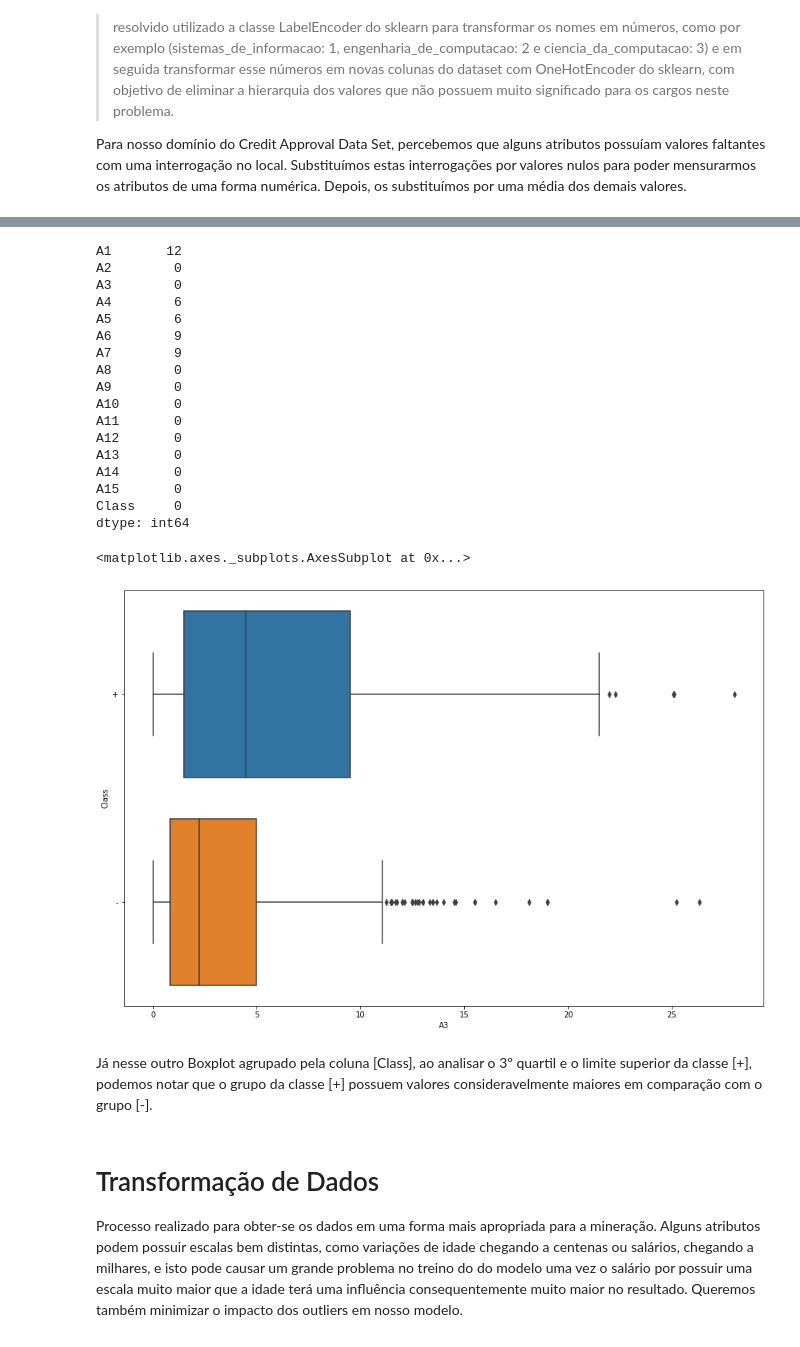
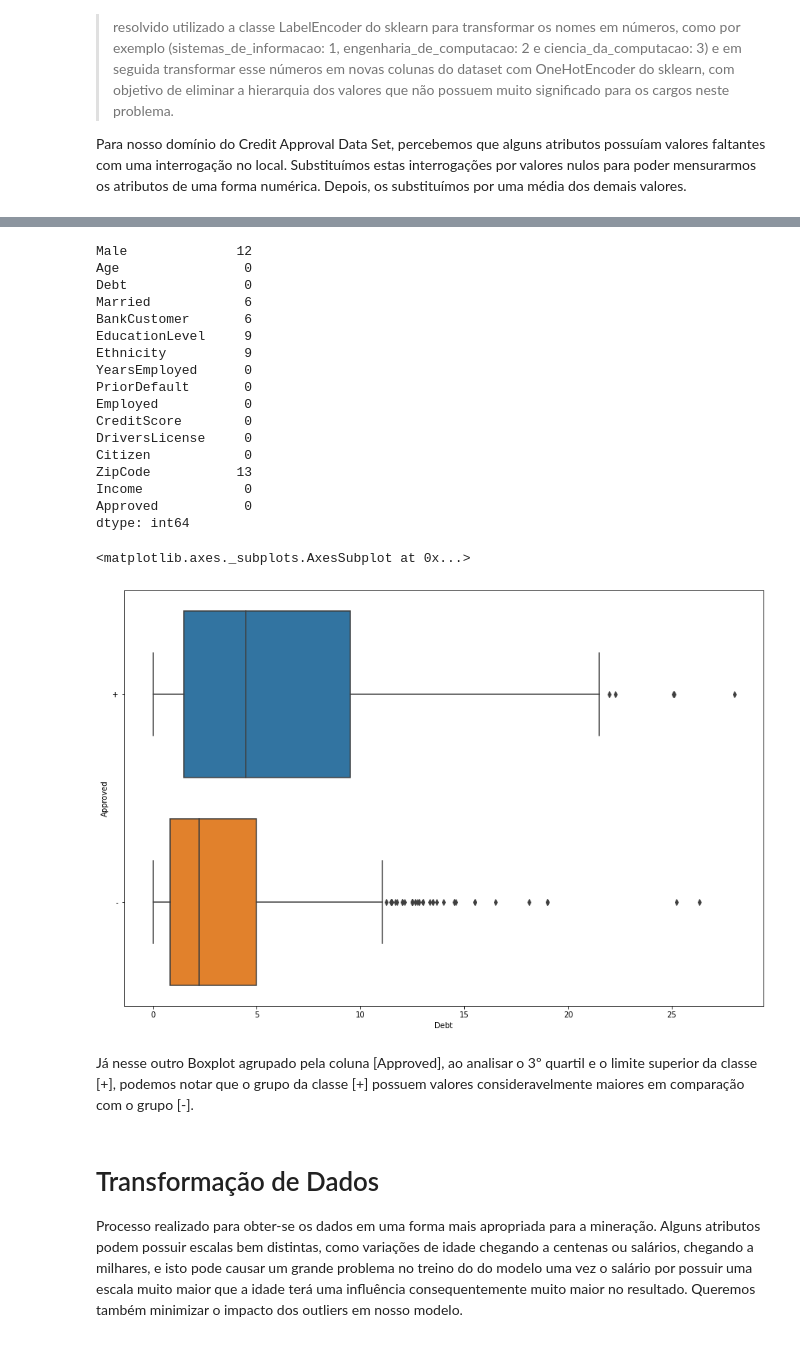
Before and after one commit to Gustanascimento/if998-mineracao, a Jupyter notebook: 04_Aprendizagem_em_Instancias.ipynb, the cells around one changed output, grey strips where cells are left out. Cells and saved outputs as stored; diff of their text form; code cells hidden in the pictures.

Commit message:
FIX: NOME DE COLUNAS

```diff
--- a/04_Aprendizagem_em_Instancias.ipynb
+++ b/04_Aprendizagem_em_Instancias.ipynb
@@ -36,5 +36,8 @@ import matplotlib.pyplot as plt
 import seaborn as sns
 # %% [markdown]
 # Importando os dados
+# %%
+
+dt_parameters = ['Male','Age','Debt','Married','BankCustomer','EducationLevel','Ethnicity','YearsEmployed','PriorDefault','Employed','CreditScore','DriversLicense','Citizen','ZipCode','Income','Approved']
 # %%
 url = "https://archive.ics.uci.edu/ml/machine-learning-databases/credit-screening/crx.data"
@@ -163,13 +166,13 @@ Vamos inserir o valor da média do atributo A2 nos valores inconsistentes. Essa
 # %%
-# CONVERTENDO COLUNA A2 EM NUMÉRICO
+# CONVERTENDO COLUNA Age EM NUMÉRICO
 
-dataset_A2 = dataset[dataset['A2'] == '?'] #Pegar valores inconsistentes em A2
-dataset    =  dataset[dataset['A2'] != '?'] #Pegar valores consistentes em A2
+dataset_Age = dataset[dataset['Age'] == '?'] #Pegar valores inconsistentes em Age
+dataset    =  dataset[dataset['Age'] != '?'] #Pegar valores consistentes em Age
 
-dataset.A2 = dataset.A2.astype(np.float32) #Convertendo atributo A2 para numérico
-dataset_A2.loc[(dataset_A2['A2'] == '?'), 'A2'] = dataset['A2'].mean() #Inserindo a média de A2 nas instâncias inconsistentes
-dataset_A2.A2 = dataset_A2.A2.astype(np.float32)
-dataset = pd.concat([dataset, dataset_A2], axis=0) #Concatenando e finalizando ajuste
+dataset.Age = dataset.Age.astype(np.float32) #Convertendo atributo Age para numérico
+dataset_Age.loc[(dataset_Age['Age'] == '?'), 'Age'] = dataset['Age'].mean() #Inserindo a média de Age nas instâncias inconsistentes
+dataset_Age.Age = dataset_Age.Age.astype(np.float32)
+dataset = pd.concat([dataset, dataset_Age], axis=0) #Concatenando e finalizando ajuste
 dataset.describe()
 # %% [output]
 A value is trying to be set on a copy of a slice from a DataFrame.
@@ -196,11 +196,0 @@ Da mesma maneira, o processo foi realizado para o atributo A14
-# %%
-# CONVERTENDO COLUNA A14 EM NUMÉRICO
-
-dataset_A14 = dataset[dataset['A14'] == '?'] #Pegar valores inconsistentes em A14
-dataset    =  dataset[dataset['A14'] != '?'] #Pegar valores consistentes em A14
-
-dataset.A14 = dataset.A14.astype(np.float32) #Convertendo atributo A14 para numérico
-dataset_A14.loc[(dataset_A14['A14'] == '?'), 'A14'] = dataset['A14'].mean() #Inserindo a média de A14 nas instâncias inconsistentes
-dataset_A14.A14 = dataset_A14.A14.astype(np.float32)
-dataset = pd.concat([dataset, dataset_A14], axis=0) #Concatenando e finalizando ajuste
-dataset.describe()
@@ -218,31 +198,31 @@ dataset.describe()
 dataset.replace('?', np.nan, inplace = True) # Substituindo as interrogações por um valor numérico nulo
 dataset.isnull().sum() # Validando que as interrogações foram de fato substituídas por valores nulos
 # %% [output]
-A1       12
-A2        0
-A3        0
-A4        6
-A5        6
-A6        9
-A7        9
-A8        0
-A9        0
-A10       0
-A11       0
-A12       0
-A13       0
-A14       0
-A15       0
-Class     0
+Male              12
+Age                0
+Debt               0
+Married            6
+BankCustomer       6
+EducationLevel     9
+Ethnicity          9
+YearsEmployed      0
+PriorDefault       0
+Employed           0
+CreditScore        0
+DriversLicense     0
+Citizen            0
+ZipCode           13
+Income             0
+Approved           0
 dtype: int64
 # %%
 plt.figure(figsize=(15,10))
-sns.boxplot(x='A3', y='Class', data=dataset) #Verificar se existe associação entre a classes + e - e os valores A3
+sns.boxplot(x='Debt', y='Approved', data=dataset) #Verificar se existe associação entre a classes + e - e os valores Debt
 # %% [output]
 <matplotlib.axes._subplots.AxesSubplot at 0x...>
-[figure, old version]
+[figure, new version]
 # %% [markdown]
-Já nesse outro Boxplot agrupado pela coluna [Class], ao analisar o 3º quartil e o limite superior da classe [+], podemos notar que o grupo da classe [+] possuem valores consideravelmente maiores em comparação com o grupo [-].
+Já nesse outro Boxplot agrupado pela coluna [Approved], ao analisar o 3º quartil e o limite superior da classe [+], podemos notar que o grupo da classe [+] possuem valores consideravelmente maiores em comparação com o grupo [-].
 # %% [markdown]
 # Transformação de Dados
 
```
Also changed, not shown: parts of 22 cells of this notebook.
